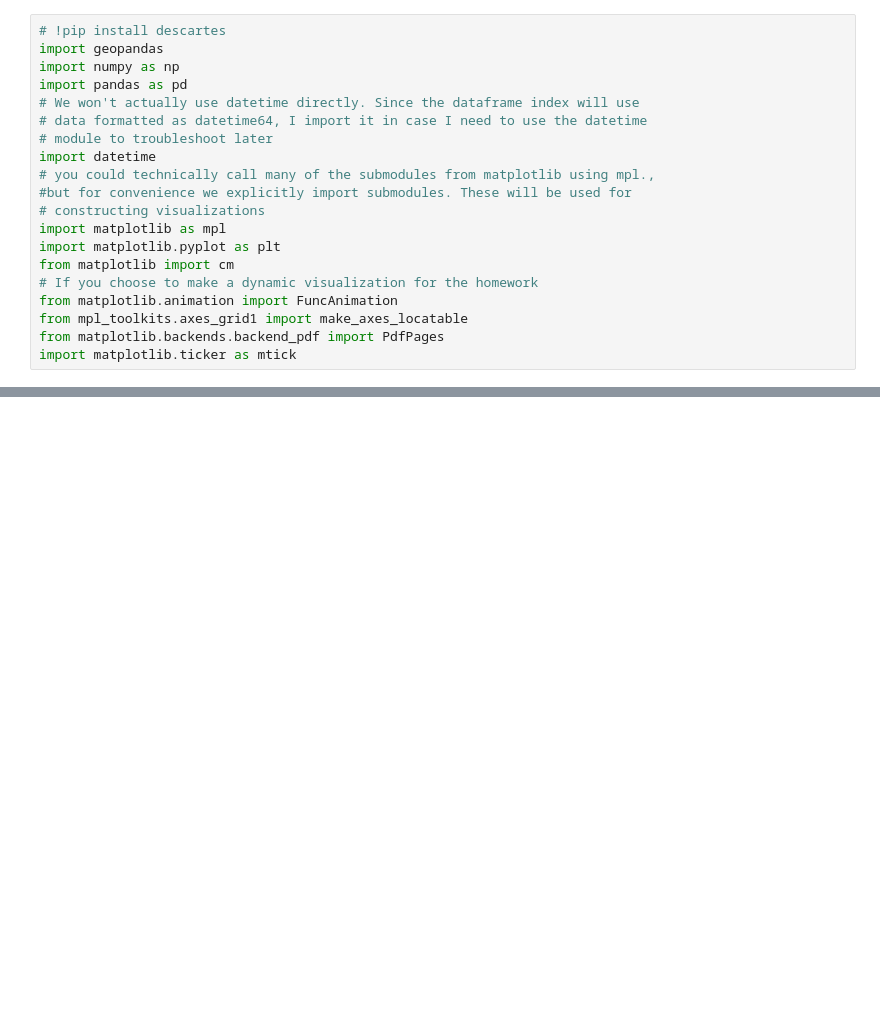
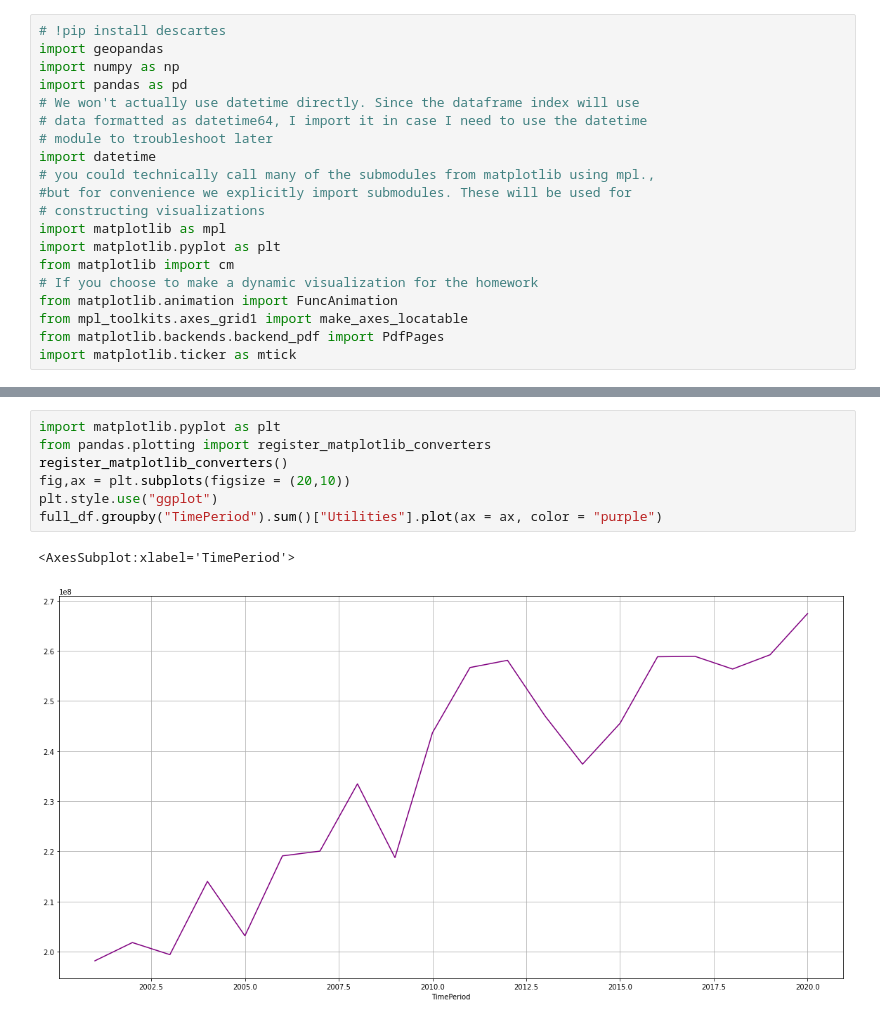
Before and after one commit to priyankadavis/Projects, a Jupyter notebook: BEA County GDP Decomposed For Priyanka.ipynb, the cells around one changed output, grey strips where cells are left out. Saved outputs shown, nothing was run; the diff lists cells and outputs as text; blank space fills up the shorter version.

```diff
--- a/BEA County GDP Decomposed For Priyanka.ipynb
+++ b/BEA County GDP Decomposed For Priyanka.ipynb
@@ -541,0 +532,10 @@ g = sns.pairplot(full_df.reset_index().groupby(["GeoFips"]).rolling(4).mean()[["
+# %%
+import matplotlib.pyplot as plt
+from pandas.plotting import register_matplotlib_converters
+register_matplotlib_converters()
+fig,ax = plt.subplots(figsize = (20,10))
+plt.style.use("ggplot")
+full_df.groupby("TimePeriod").sum()["Utilities"].plot(ax = ax, color = "purple")
+# %% [output]
+<AxesSubplot:xlabel='TimePeriod'>
+[figure, added]
```
Also changed, not shown: parts of 66 cells of this notebook.
